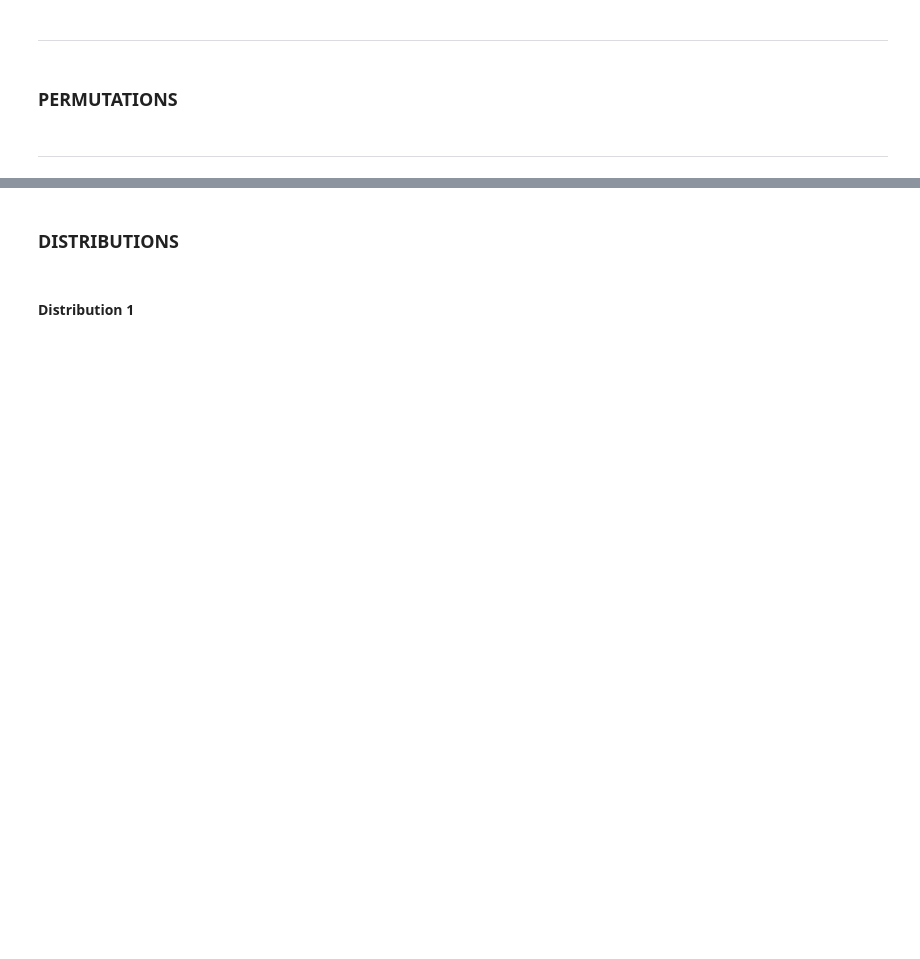
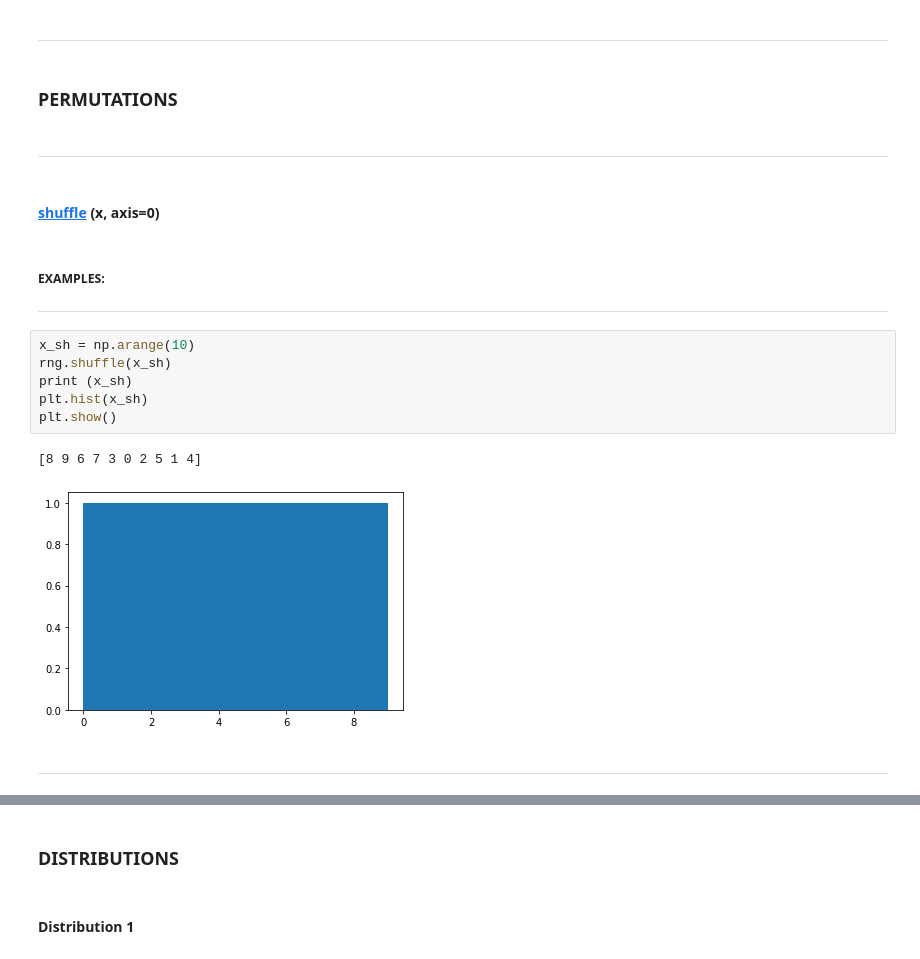
Before and after one commit to AnteDujic/Programming-for-Data-Analysis, a Jupyter notebook: numpy-random.ipynb, the cells around one changed output, grey strips where cells are left out. Saved outputs shown, nothing was run; the diff lists cells and outputs as text; blank space fills up the shorter version.

```diff
--- a/numpy-random.ipynb
+++ b/numpy-random.ipynb
@@ -464,3 +481,19 @@ b'\x11\xf6\x1ev\x9a'
 ### PERMUTATIONS
 # %% [markdown]
 ***
+# %% [markdown]
+#### [**shuffle**](https://numpy.org/doc/stable/reference/random/generated/numpy.random.Generator.shuffle.html#numpy.random.Generator.shuffle) (x, axis=0)
+# %% [markdown]
+##### EXAMPLES:
+***
+# %%
+x_sh = np.arange(10)
+rng.shuffle(x_sh)
+print (x_sh)
+plt.hist(x_sh)
+plt.show()
+# %% [output]
+[8 9 6 7 3 0 2 5 1 4]
+[figure, added]
+# %% [markdown]
+***
```
Also changed, not shown: parts of 51 cells of this notebook.
